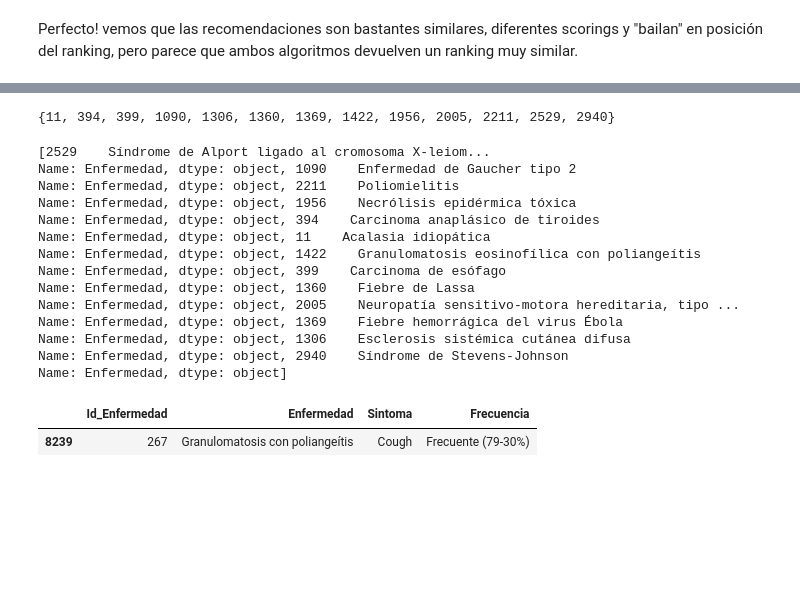
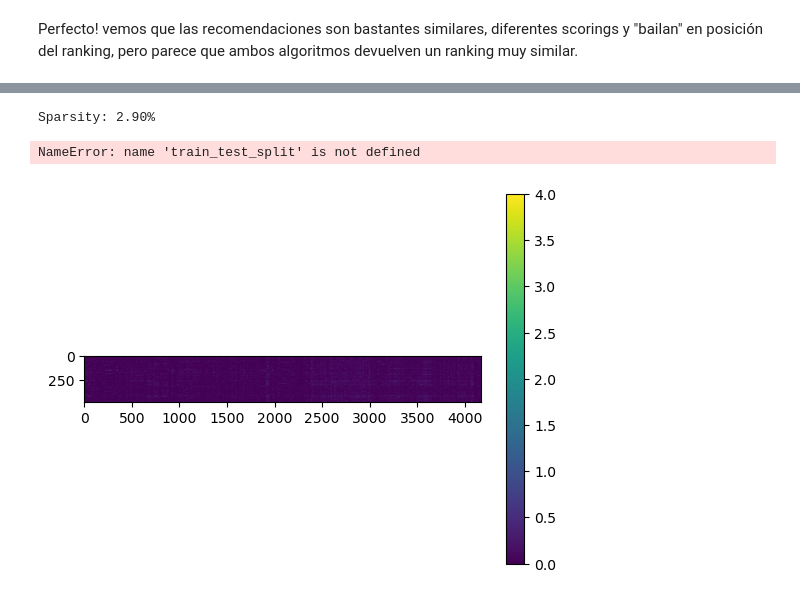
Before and after one commit to gpalomares2022/Kedro_real_project, a Jupyter notebook: notebooks/Notebook_TFM.ipynb, the cells around one changed output, grey strips where cells are left out. Drawn from its saved outputs; the diff is of its cells as text; code cells hidden in the pictures; blank space fills up the shorter version.

```diff
--- a/notebooks/Notebook_TFM.ipynb
+++ b/notebooks/Notebook_TFM.ipynb
@@ -829,28 +666,20 @@ df_EnfeySinto_select[(df_EnfeySinto_select["Enfermedad"]=="Brucelosis")]
-# %%
-sintomas_comunes2=predict_similitud_entre_usuarios_by_pearson_multi (SINTOMAS_EJEMPLO,df_train_generated)
-sintomas_comunes2
-# %% [output]
-{11, 394, 399, 1090, 1306, 1360, 1369, 1422, 1956, 2005, 2211, 2529, 2940}
-# %%
-print(_saca_enfermedades (sintomas_comunes2,df_Enfermedades))
-# %% [output]
-[2529    Síndrome de Alport ligado al cromosoma X-leiom...
-Name: Enfermedad, dtype: object, 1090    Enfermedad de Gaucher tipo 2
-Name: Enfermedad, dtype: object, 2211    Poliomielitis
-Name: Enfermedad, dtype: object, 1956    Necrólisis epidérmica tóxica
-Name: Enfermedad, dtype: object, 394    Carcinoma anaplásico de tiroides
-Name: Enfermedad, dtype: object, 11    Acalasia idiopática
-Name: Enfermedad, dtype: object, 1422    Granulomatosis eosinofílica con poliangeítis
-Name: Enfermedad, dtype: object, 399    Carcinoma de esófago
-Name: Enfermedad, dtype: object, 1360    Fiebre de Lassa
-Name: Enfermedad, dtype: object, 2005    Neuropatía sensitivo-motora hereditaria, tipo ...
-Name: Enfermedad, dtype: object, 1369    Fiebre hemorrágica del virus Ébola
-Name: Enfermedad, dtype: object, 1306    Esclerosis sistémica cutánea difusa
-Name: Enfermedad, dtype: object, 2940    Síndrome de Stevens-Johnson
-Name: Enfermedad, dtype: object]
-# %%
-df_EnfeySinto_select[(df_EnfeySinto_select["Enfermedad"]=="Granulomatosis con poliangeítis") &
-                     ((df_EnfeySinto_select["Sintoma"]=="Cough") )]
-# %% [output]
-|  | Id_Enfermedad | Enfermedad | Sintoma | Frecuencia |
-| 8239 | 267 | Granulomatosis con poliangeítis | Cough | Frecuente (79-30%) |
+# %%
+ratings = df_scoring.values
+sparsity = float(len(ratings.nonzero()[0]))
+sparsity /= (ratings.shape[0] * ratings.shape[1])
+sparsity *= 100
+print('Sparsity: {:4.2f}%'.format(sparsity))
+# %% [output]
+Sparsity: 2.90%
+# %%
+ratings_train, ratings_test = train_test_split(ratings, test_size = 0.2, random_state=42)
+print(ratings_train.shape)
+print(ratings_test.shape)
+# %% [output]
+NameError: name 'train_test_split' is not defined
+# %%
+plt.imshow(df_scoring);
+plt.colorbar()
+plt.show()
+# %% [output]
+[figure, added]
```
Also changed, not shown: parts of 71 cells of this notebook, 2 other files.
